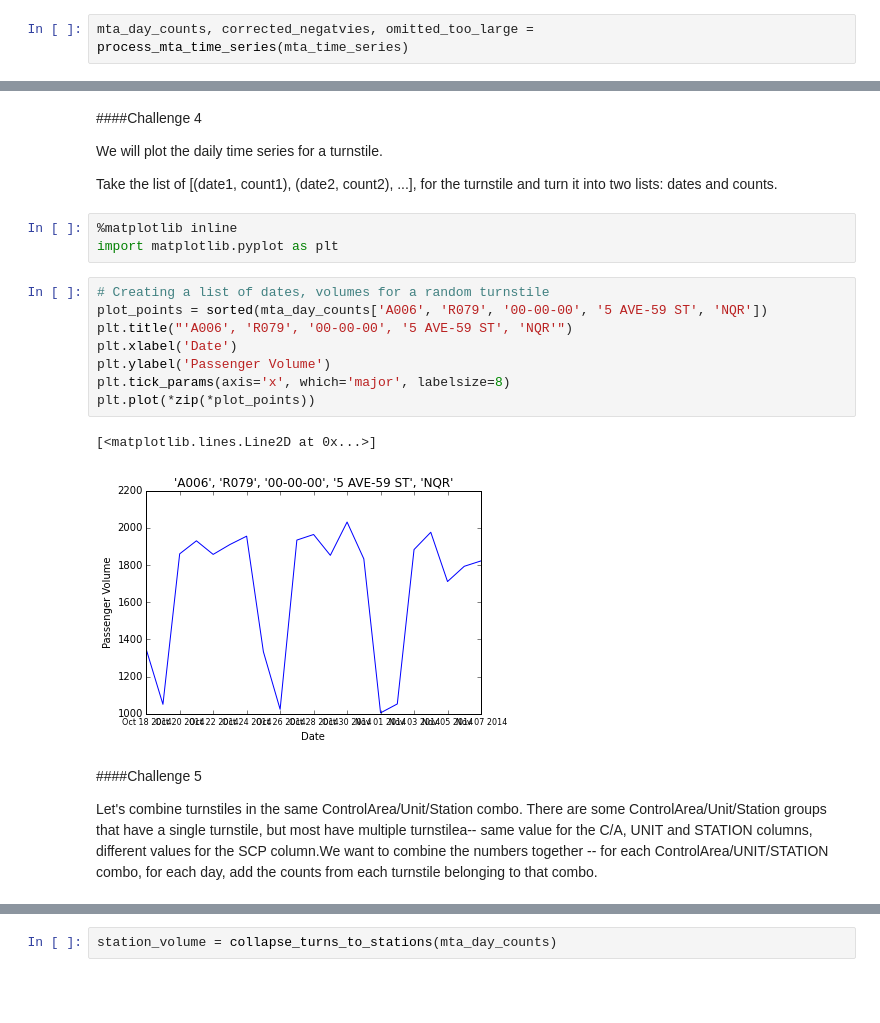
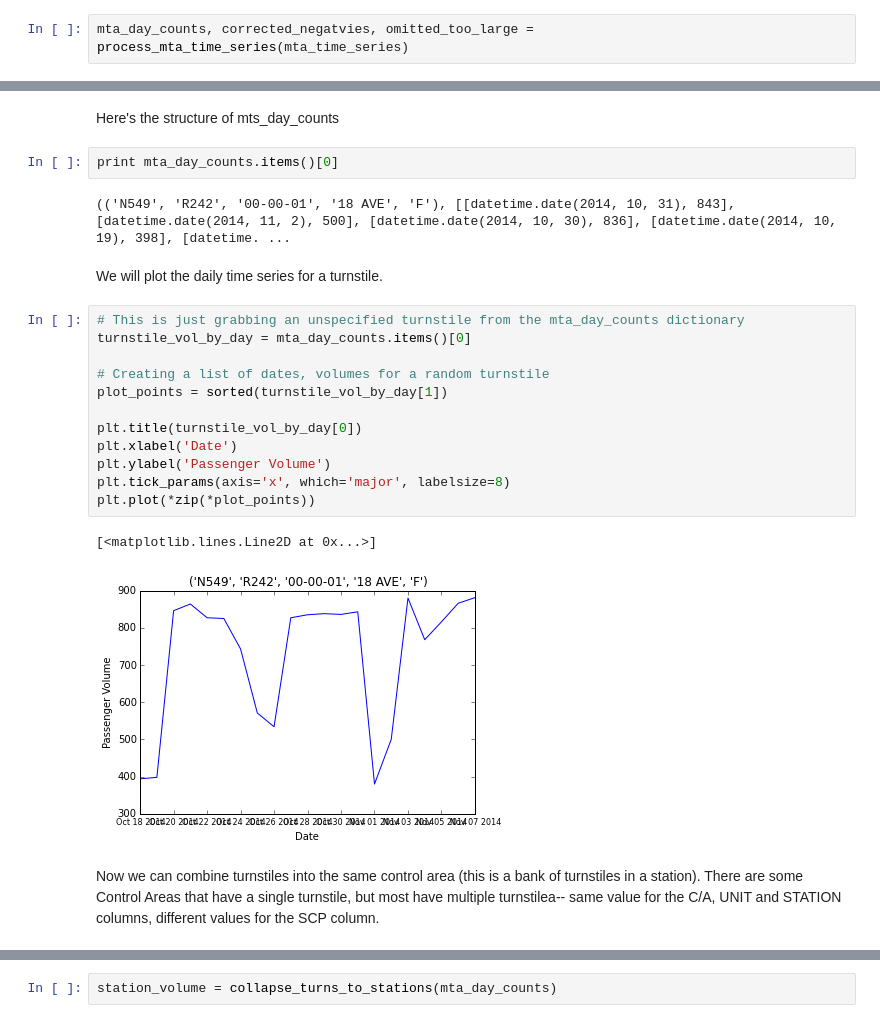
Before and after one commit to michaelmoliterno/metis-projects, a Jupyter notebook: benson/Benson_Complete.ipynb, the cells around one changed output, grey strips where cells are left out. Drawn from its saved outputs; the diff is of its cells as text; blank space fills up the shorter version.

```diff
--- a/benson/Benson_Complete.ipynb
+++ b/benson/Benson_Complete.ipynb
@@ -224,24 +67,25 @@ print mta_day_counts.items()[0]
-# %% [markdown]
-####Challenge 4
-
-We will plot the daily time series for a turnstile.
-
-Take the list of [(date1, count1), (date2, count2), ...], for the turnstile and turn it into two lists: dates and counts.
-# %%
-%matplotlib inline
-import matplotlib.pyplot as plt
+# %% [markdown]
+Here's the structure of mts_day_counts
+# %%
+print mta_day_counts.items()[0]
+# %% [output]
+(('N549', 'R242', '00-00-01', '18 AVE', 'F'), [[datetime.date(2014, 10, 31), 843], [datetime.date(2014, 11, 2), 500], [datetime.date(2014, 10, 30), 836], [datetime.date(2014, 10, 19), 398], [datetime. ...
+# %% [markdown]
+We will plot the daily time series for a turnstile.
 # %%
+# This is just grabbing an unspecified turnstile from the mta_day_counts dictionary
+turnstile_vol_by_day = mta_day_counts.items()[0]
+
 # Creating a list of dates, volumes for a random turnstile
-plot_points = sorted(mta_day_counts['A006', 'R079', '00-00-00', '5 AVE-59 ST', 'NQR'])
-plt.title("'A006', 'R079', '00-00-00', '5 AVE-59 ST', 'NQR'")
+plot_points = sorted(turnstile_vol_by_day[1])
+
+plt.title(turnstile_vol_by_day[0])
 plt.xlabel('Date')
 plt.ylabel('Passenger Volume')
 plt.tick_params(axis='x', which='major', labelsize=8)
 plt.plot(*zip(*plot_points))
 # %% [output]
 [<matplotlib.lines.Line2D at 0x...>]
-[figure, old version]
+[figure, new version]
 # %% [markdown]
-####Challenge 5
-
-Let's combine turnstiles in the same ControlArea/Unit/Station combo. There are some ControlArea/Unit/Station groups that have a single turnstile, but most have multiple turnstilea-- same value for the C/A, UNIT and STATION columns, different values for the SCP column.We want to combine the numbers together -- for each ControlArea/UNIT/STATION combo, for each day, add the counts from each turnstile belonging to that combo.
+Now we can combine turnstiles into the same control area (this is a bank of turnstiles in a station). There are some Control Areas that have a single turnstile, but most have multiple turnstilea-- same value for the C/A, UNIT and STATION columns, different values for the SCP column.
```
Also changed, not shown: parts of 47 cells of this notebook, 1 other file.
